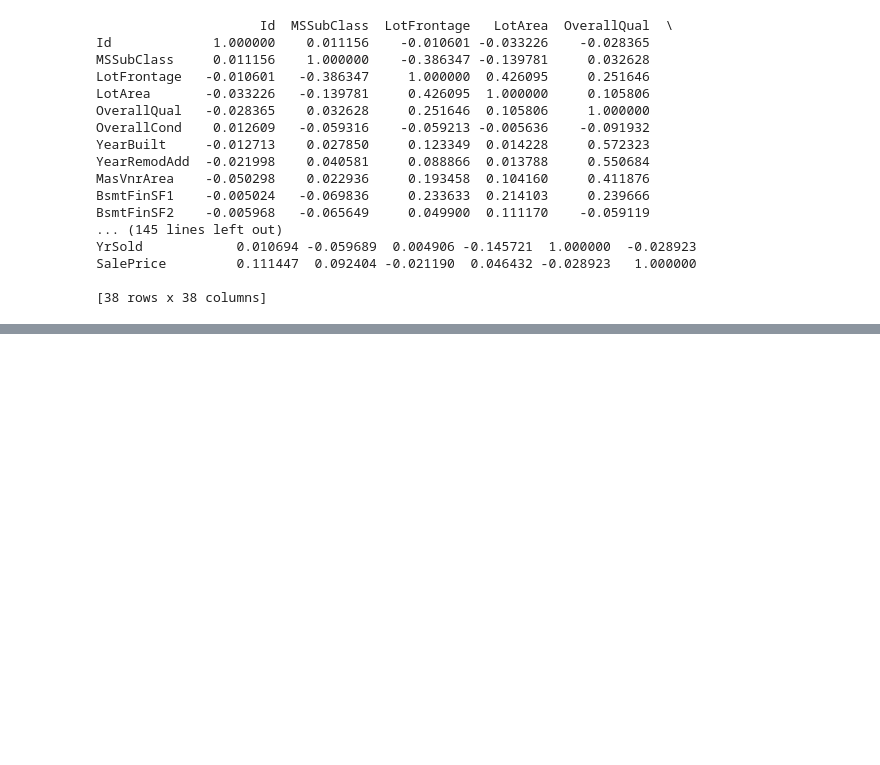
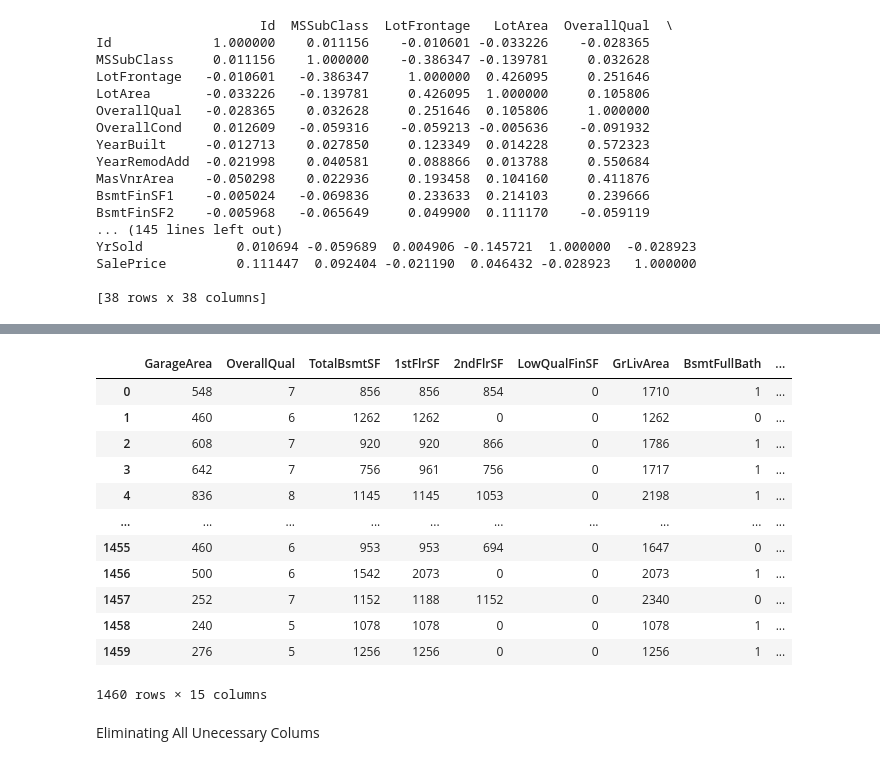
Before and after one commit to Christin-George-SDE/PRODGY_ML_01, a Jupyter notebook: house_price_prediction.ipynb, the cells around one changed output, grey strips where cells are left out. Drawn from its saved outputs; the diff is of its cells as text; code cells hidden in the pictures; blank space fills up the shorter version.

```diff
--- a/house_price_prediction.ipynb
+++ b/house_price_prediction.ipynb
@@ -150,3 +150,18 @@ YrSold            0.010694 -0.059689  0.004906 -0.145721  1.000000  -0.028923
 SalePrice         0.111447  0.092404 -0.021190  0.046432 -0.028923   1.000000
 
 [38 rows x 38 columns]
+# %%
+req_tr = ["GarageArea","OverallQual","TotalBsmtSF","1stFlrSF","2ndFlrSF","LowQualFinSF","GrLivArea","BsmtFullBath","BsmtHalfBath","FullBath","HalfBath","TotRmsAbvGrd","SalePrice"]
+# %%
+selected_tr = traindf[req_tr]
+# %%
+selected_tr.loc[:, 'TotalBath'] = (selected_tr['BsmtFullBath'].fillna(0) +
+                                    selected_tr['BsmtHalfBath'].fillna(0) +
+                                    selected_tr['FullBath'].fillna(0) +
+                                    selected_tr['HalfBath'].fillna(0))
+
+selected_tr.loc[:, 'TotalSF'] = (selected_tr['TotalBsmtSF'].fillna(0) +
+                                  selected_tr['1stFlrSF'].fillna(0) +
+                                  selected_tr['2ndFlrSF'].fillna(0) +
+                                  selected_tr['LowQualFinSF'].fillna(0) +
+                                  selected_tr['GrLivArea'].fillna(0))
@@ -152,0 +179,18 @@ SalePrice         0.111447  0.092404 -0.021190  0.046432 -0.028923   1.000000
+# %%
+selected_tr
+# %% [output]
+|  | GarageArea | OverallQual | TotalBsmtSF | 1stFlrSF | 2ndFlrSF | LowQualFinSF | GrLivArea | BsmtFullBath | ... |
+| 0 | 548 | 7 | 856 | 856 | 854 | 0 | 1710 | 1 | ... |
+| 1 | 460 | 6 | 1262 | 1262 | 0 | 0 | 1262 | 0 | ... |
+| 2 | 608 | 7 | 920 | 920 | 866 | 0 | 1786 | 1 | ... |
+| 3 | 642 | 7 | 756 | 961 | 756 | 0 | 1717 | 1 | ... |
+| 4 | 836 | 8 | 1145 | 1145 | 1053 | 0 | 2198 | 1 | ... |
+| ... | ... | ... | ... | ... | ... | ... | ... | ... | ... |
+| 1455 | 460 | 6 | 953 | 953 | 694 | 0 | 1647 | 0 | ... |
+| 1456 | 500 | 6 | 1542 | 2073 | 0 | 0 | 2073 | 1 | ... |
+| 1457 | 252 | 7 | 1152 | 1188 | 1152 | 0 | 2340 | 0 | ... |
+| 1458 | 240 | 5 | 1078 | 1078 | 0 | 0 | 1078 | 1 | ... |
+| 1459 | 276 | 5 | 1256 | 1256 | 0 | 0 | 1256 | 1 | ... |
+1460 rows × 15 columns
+# %% [markdown]
+Eliminating All Unecessary Colums
```
Also changed, not shown: parts of 12 cells of this notebook.
